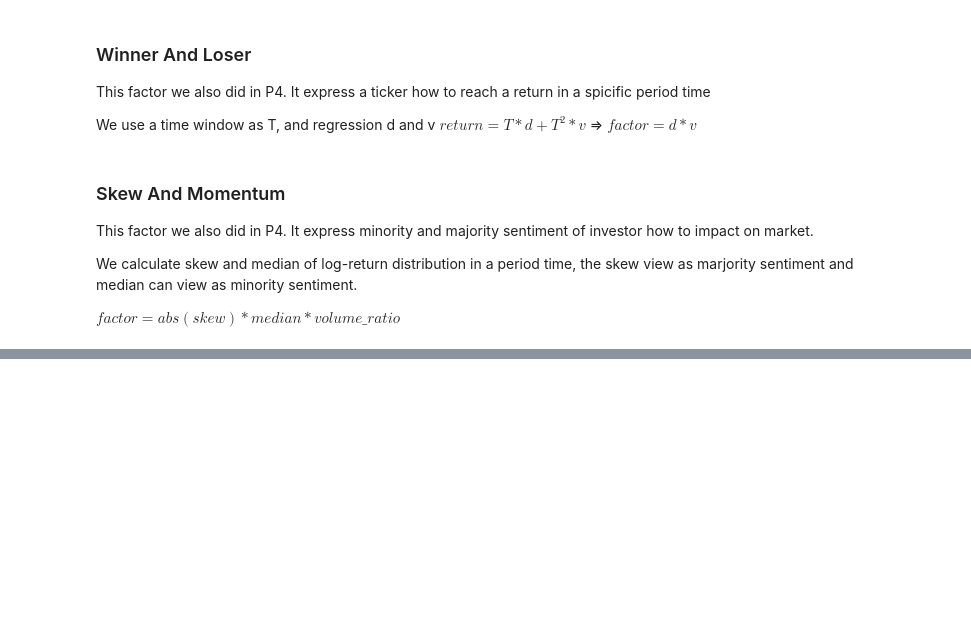
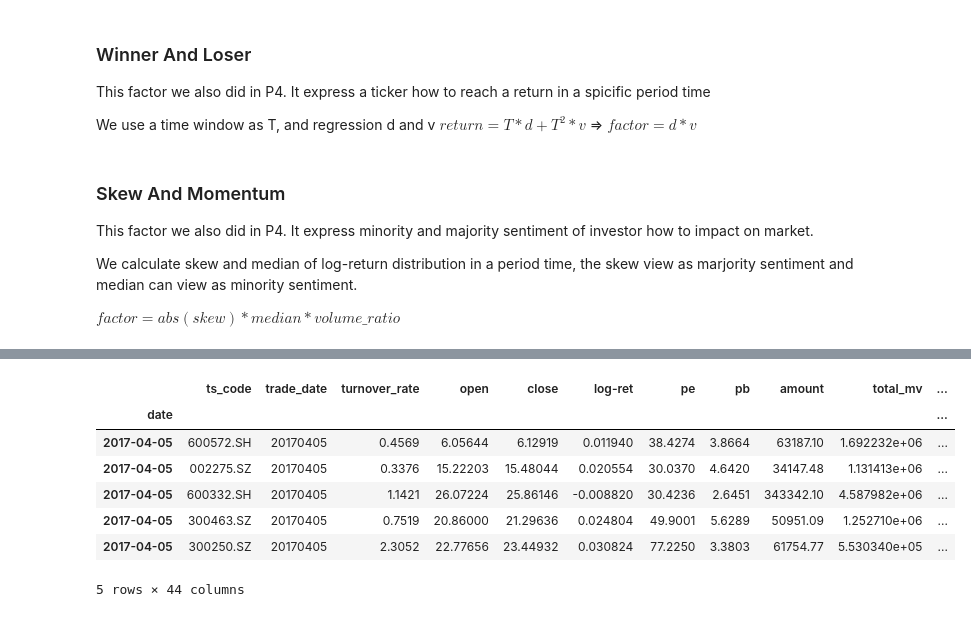
Before and after one commit to JiaRuiming-1/AI-Trading, a Jupyter notebook: P7_Backtesting/Factor_Process_and_Evaluate.ipynb, the cells around one changed output, grey strips where cells are left out. Drawn from its saved outputs; the diff is of its cells as text; code cells hidden in the pictures; blank space fills up the shorter version.

```diff
--- a/P7_Backtesting/Factor_Process_and_Evaluate.ipynb
+++ b/P7_Backtesting/Factor_Process_and_Evaluate.ipynb
@@ -101,10 +115,14 @@ class IndicatorHelper(pd.DataFrame):
         return self.df
 # %%
 # add tech indicators
-tech_indicator_list = ['supertrend','close_5_sma','close_20_sma','close_60_sma',
-                       'log-ret','atr_5','cci_6',
-                       'close_10_kama_2_30', 'close_10_kama_5_30','close_2_kama']
-universe = IndicatorHelper(universe_raw).add_technical_indicator(tech_indicator_list)
+tech_indicator_list = [
+                       'supertrend','close_5_sma','close_20_sma','close_60_sma',
+                       'log-ret','atr_5','cci_6', 'vwma_5','vwma_25',
+                       'close_10_kama_2_30', 'close_10_kama_5_30','close_2_kama',
+                       'alpha_close2open_5_sma', 'alpha_close2open_20_sma'
+                      ]
+universe = IndicatorHelper(universe).add_technical_indicator(tech_indicator_list)
+universe['alpha_close2open_20_sma'] = -universe['alpha_close2open_20_sma']
 # 'close_2_kama_20_mstd'
 # %% [markdown]
 ## Constructor Factors Based on Indicators
@@ -233,10 +211,10 @@ class WinnerAndLoser(pd.DataFrame):
         return  self.df
 
 
-#test = universe.loc[universe.ts_code=='603538.SH']
+test = universe.loc[universe.ts_code=='603538.SH']
 #test = universe.loc[universe.ts_code=='002038.SZ']
-#test = WinnerAndLoser(test).calculate()
-universe = WinnerAndLoser(universe).calculate()
+test = WinnerAndLoser(test).calculate()
+#universe = WinnerAndLoser(universe).calculate()
 # %% [markdown]
 ### Skew And Momentum
 This factor we also did in P4. It express minority and majority sentiment of investor how to impact on market.
@@ -268,7 +246,7 @@ class SkewandMomentum(pd.DataFrame):
         for stock_tuple in tqdm(self.groupby('ts_code'), desc='skew and momentum'):
             stock = stock_tuple[1]
             stock['alpha_skew2sentiment'] = stock['log-ret'].rolling(self.win_length).apply(calculate_factor)
-            stock['alpha_skew2sentiment'] = stock['alpha_skew2sentiment'].fillna(method='bfill') * stock['volume_ratio']/100
+            stock['alpha_skew2sentiment'] = stock['alpha_skew2sentiment'].fillna(method='bfill') * stock['volume_ratio']
             tmp_df = tmp_df.append(stock,ignore_index=True)
         self.df = self.df.merge(tmp_df[["ts_code", "trade_date", "alpha_skew2sentiment"]], on=["ts_code", "trade_date"], how="left")
         self.df['date'] = pd.to_datetime(self.df['trade_date'],format='%Y%m%d')
@@ -301,16 +279,15 @@ def fundamentals_alpha_fundamental(df):
     all_df = pd.DataFrame()
     for ts_code in tqdm(df.ts_code.unique(), desc='fundamental factor'):
         tmp = df.loc[df.ts_code==ts_code]
-        tmp['alpha_fundamental'] = (tmp['volume_ratio'].rolling(5).min().fillna(0) - tmp['volume_ratio'].rolling(20).std().fillna(0))
-        tmp['alpha_fundamental'] = tmp['alpha_fundamental'] * (50/tmp['pe'] + 5/tmp['pb']) * \
-                            (tmp['dt_eps'] * tmp['dt_eps_yoy'] / 50 * tmp['type_value'])
+        tmp['alpha_fundamental'] = -tmp['vwma_5'] + tmp['vwma_25']
+        tmp['alpha_fundamental'] = tmp['alpha_fundamental'] * (60/tmp['pe'] + 5/tmp['pb']) \
+                        + (abs(tmp['dt_eps']) * tmp['dt_eps_yoy'] / 30  * tmp['type_value'])
 
         all_df = all_df.append(tmp, ignore_index=True)
 
     df = df.merge(all_df[['ts_code','trade_date','alpha_fundamental']], on=['ts_code','trade_date'], how='left')
     df['date'] = pd.to_datetime(df['trade_date'],format='%Y%m%d')
     df = df.set_index(['date']).sort_values(by=['date'])
-
     return df
 
 
@@ -322,0 +350,26 @@ We do this step after calculate factors in case of some tickers add in our portf
+# %%
+# filter from 20170405
+# filte data columns as we use to next step
+field_list = [
+       'ts_code', 'trade_date', 'turnover_rate', 'open', 'close', 'log-ret', 'pe', 'pb','amount', 'total_mv', 'circ_mv',
+       'type', 'type_value', 'name', 'industry',
+       'issue_price', 'issue_amount', 'cfps','revenue_ps',
+       'quick_ratio', 'dt_eps', 'basic_eps_yoy', 'dt_eps_yoy',
+       'bps', 'bps_yoy', 'profit_dedt', 'roe_dt', 'q_dt_roe',
+       'roe_yoy', 'capital_rese_ps', 'surplus_rese_ps', 'gross_margin',
+       'interestdebt', 'ca_to_assets', 'ebt_yoy', 'or_yoy', 'equity_yoy',
+       'alpha_cci', 'alpha_kama', 'alpha_close2open',
+       'alpha_close2open_5_sma', 'alpha_close2open_20_sma',
+       'alpha_skew2sentiment', 'alpha_fundamental']
+universe_raw = universe_raw.loc[universe_raw['trade_date']>=20170405]
+universe_factors = universe_raw[field_list]
+universe_factors.head()
+# %% [output]
+|  | ts_code | trade_date | turnover_rate | open | close | log-ret | pe | pb | amount | total_mv | ... |
+| date |  |  |  |  |  |  |  |  |  |  | ... |
+| 2017-04-05 | 600572.SH | 20170405 | 0.4569 | 6.05644 | 6.12919 | 0.011940 | 38.4274 | 3.8664 | 63187.10 | 1.692232e+06 | ... |
+| 2017-04-05 | 002275.SZ | 20170405 | 0.3376 | 15.22203 | 15.48044 | 0.020554 | 30.0370 | 4.6420 | 34147.48 | 1.131413e+06 | ... |
+| 2017-04-05 | 600332.SH | 20170405 | 1.1421 | 26.07224 | 25.86146 | -0.008820 | 30.4236 | 2.6451 | 343342.10 | 4.587982e+06 | ... |
+| 2017-04-05 | 300463.SZ | 20170405 | 0.7519 | 20.86000 | 21.29636 | 0.024804 | 49.9001 | 5.6289 | 50951.09 | 1.252710e+06 | ... |
+| 2017-04-05 | 300250.SZ | 20170405 | 2.3052 | 22.77656 | 23.44932 | 0.030824 | 77.2250 | 3.3803 | 61754.77 | 5.530340e+05 | ... |
+5 rows × 44 columns
```
Also changed, not shown: parts of 17 cells of this notebook, 1 other file.
